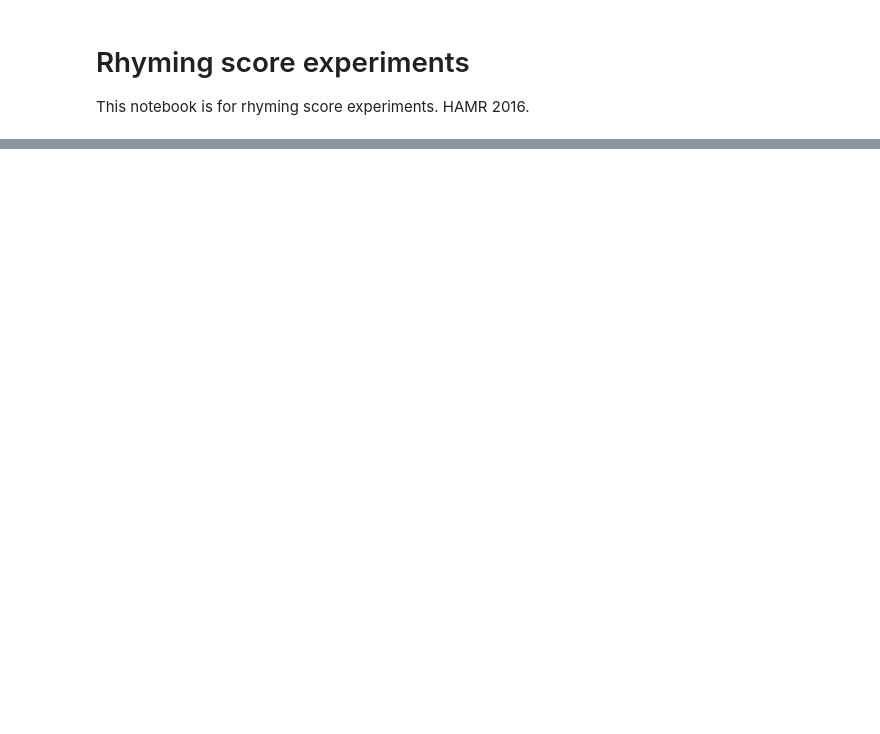
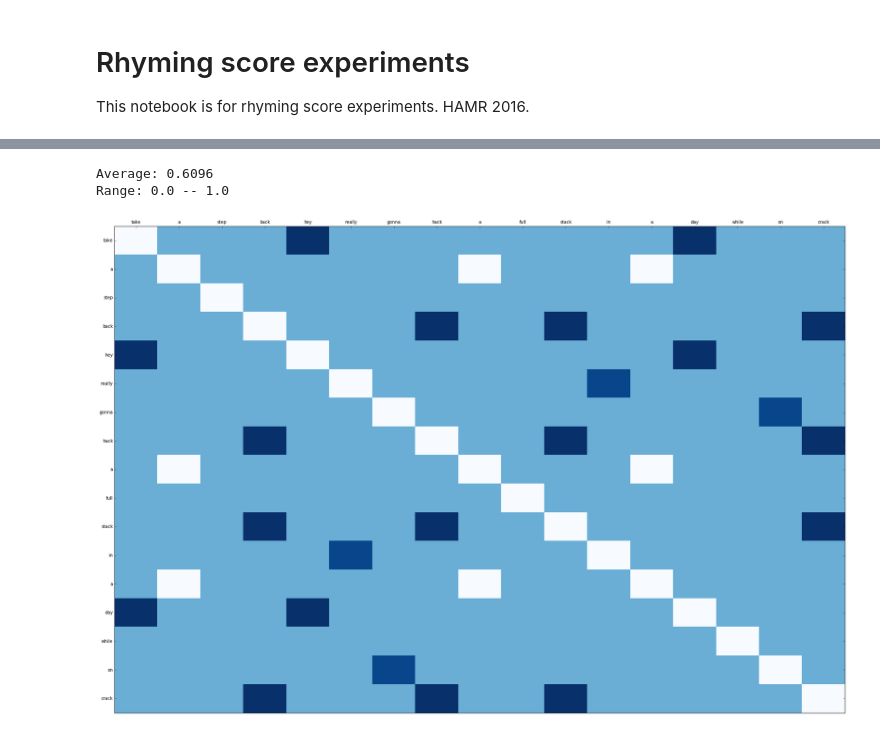
Before and after one commit to hajicj/HAMR_2016, a Jupyter notebook: rhyme_scores.ipynb, the cells around one changed output, grey strips where cells are left out. Drawn from its saved outputs; the diff is of its cells as text; code cells hidden in the pictures; blank space fills up the shorter version.

```diff
--- a/rhyme_scores.ipynb
+++ b/rhyme_scores.ipynb
@@ -103,0 +83,6 @@ Range: -1.0 -- 1.0
+# %%
+score_and_visualize_text(good_words)
+# %% [output]
+Average: 0.6096
+Range: 0.0 -- 1.0
+[figure, added]
```
Also changed, not shown: parts of 7 cells of this notebook, 2 other files.
